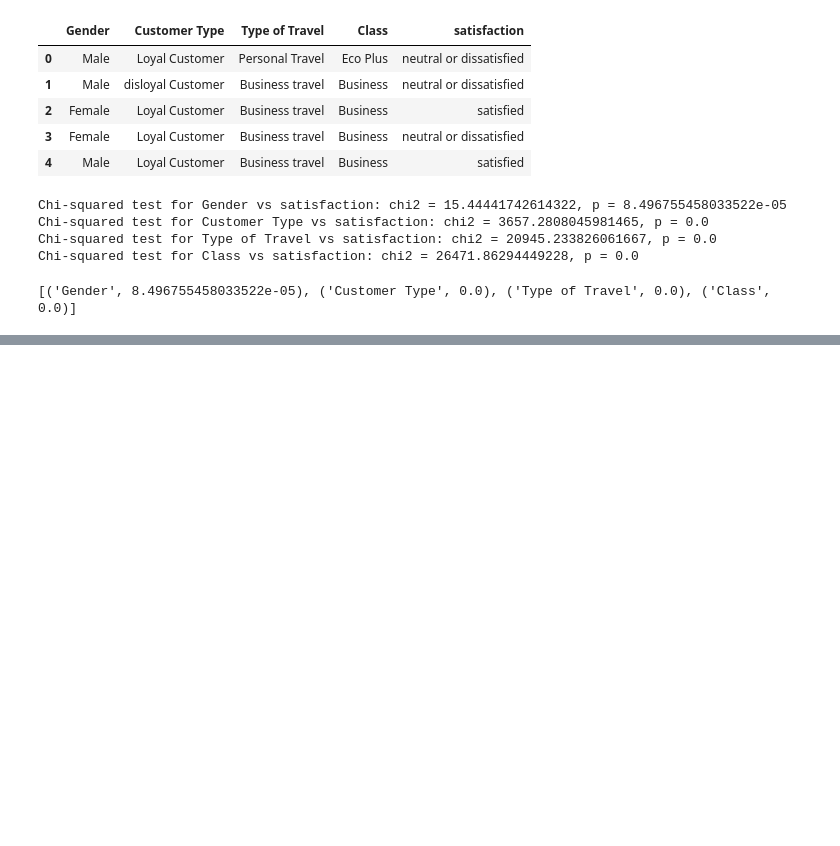
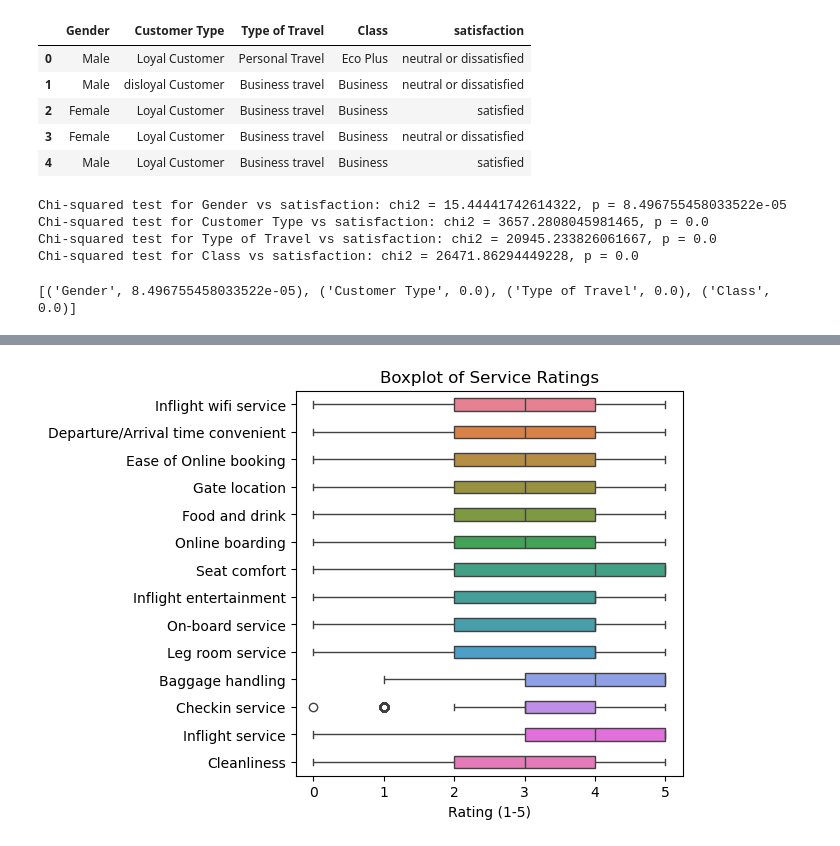
Before and after one commit to aranucci/Data-Science-and-AI-for-Business, a Jupyter notebook: dsai_b.ipynb, the cells around one changed output, grey strips where cells are left out. Saved outputs shown, nothing was run; the diff lists cells and outputs as text; code cells hidden in the pictures; blank space fills up the shorter version.

```diff
--- a/dsai_b.ipynb
+++ b/dsai_b.ipynb
@@ -83,0 +116,15 @@ print(p_values)
+# %%
+# Visualize ratings distribution
+rating_cols = ['Inflight wifi service', 'Departure/Arrival time convenient', 'Ease of Online booking',
+               'Gate location', 'Food and drink', 'Online boarding', 'Seat comfort',
+               'Inflight entertainment', 'On-board service', 'Leg room service',
+               'Baggage handling', 'Checkin service', 'Inflight service', 'Cleanliness']
+
+fig, ax = plt.subplots(figsize=(5, 5))
+sns.boxplot(data=df_train[rating_cols], orient='h', gap=.1, width=.5)
+# sns.yticks(ticks=np.arange(1, len(rating_cols) + 1), labels=rating_cols)
+plt.title('Boxplot of Service Ratings')
+plt.xlabel('Rating (1-5)')
+plt.show()
+# %% [output]
+[figure, added]
```
Also changed, not shown: parts of 3 cells of this notebook.
